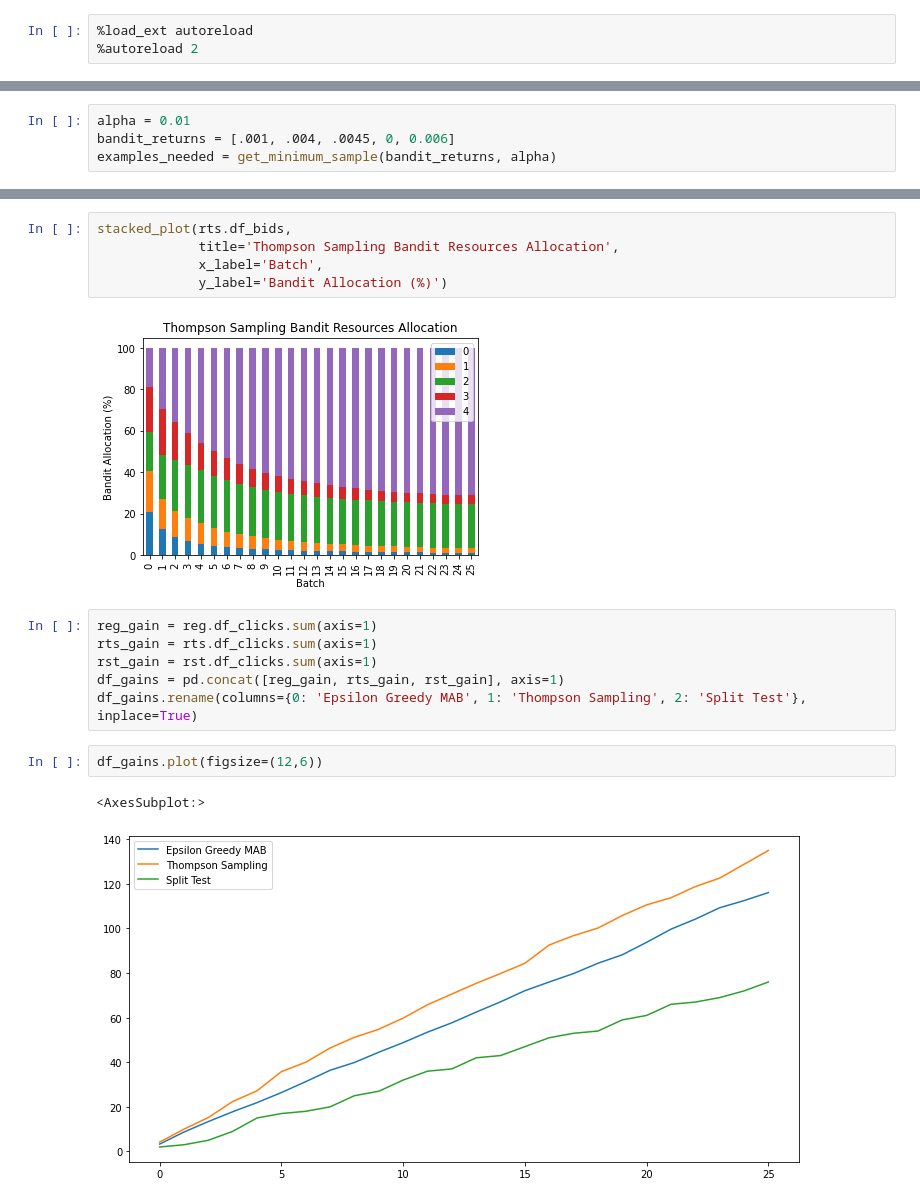
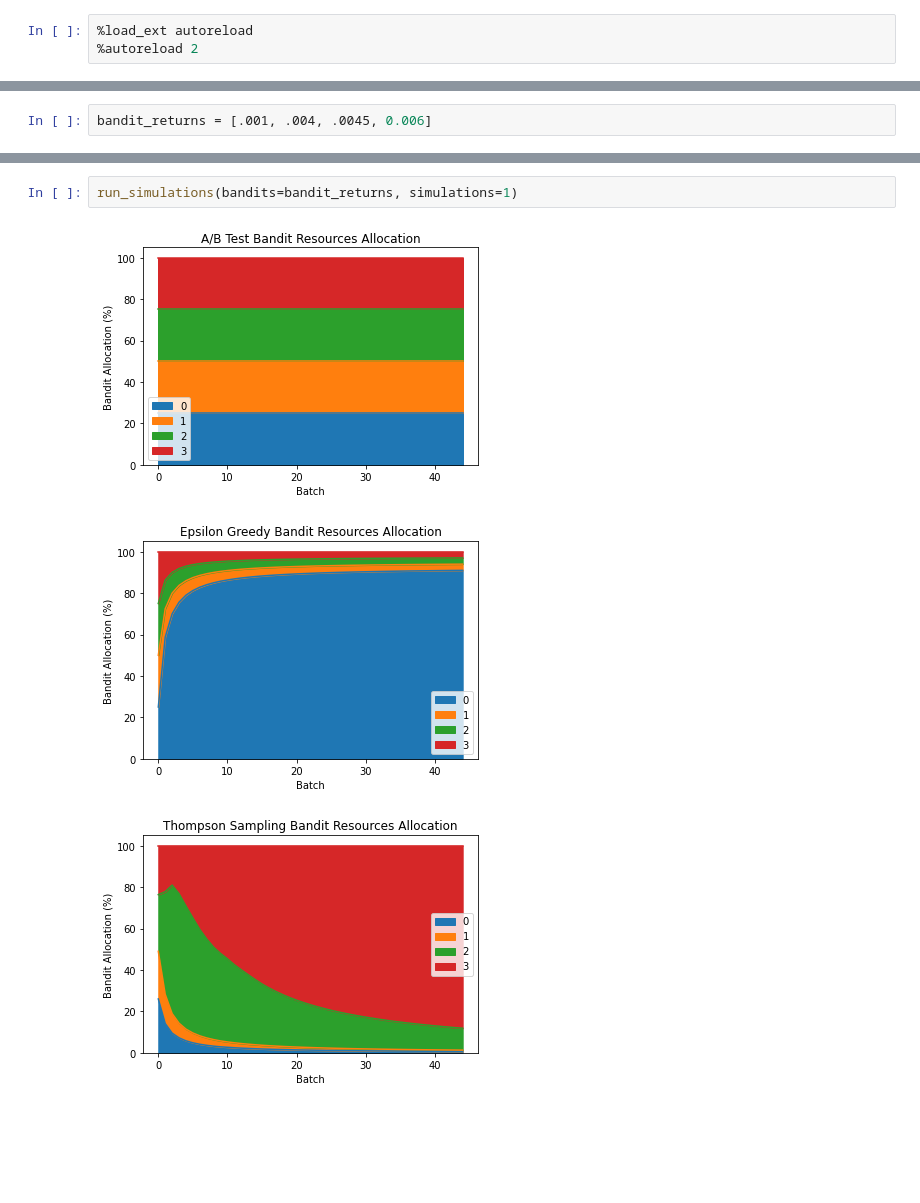
Before and after one commit to Zemanta/test-optimization-simulation, a Jupyter notebook: experiment.ipynb, the cells around one changed output, grey strips where cells are left out. Cells and saved outputs as stored; diff of their text form; blank space fills up the shorter version.

```diff
--- a/experiment.ipynb
+++ b/experiment.ipynb
@@ -13,4 +6,2 @@ from helpers import define_batches, get_minimum_sample
 # %%
-alpha = 0.01
-bandit_returns = [.001, .004, .0045, 0, 0.006]
-examples_needed = get_minimum_sample(bandit_returns, alpha)
+bandit_returns = [.001, .004, .0045, 0.006]
@@ -58,18 +8,6 @@ stacked_plot(reg.df_bids,
-# %%
-stacked_plot(rts.df_bids,
-             title='Thompson Sampling Bandit Resources Allocation',
-             x_label='Batch',
-             y_label='Bandit Allocation (%)')
-# %% [output]
-[figure, removed]
-# %%
-reg_gain = reg.df_clicks.sum(axis=1)
-rts_gain = rts.df_clicks.sum(axis=1)
-rst_gain = rst.df_clicks.sum(axis=1)
-df_gains = pd.concat([reg_gain, rts_gain, rst_gain], axis=1)
-df_gains.rename(columns={0: 'Epsilon Greedy MAB', 1: 'Thompson Sampling', 2: 'Split Test'}, inplace=True)
-# %%
-df_gains.plot(figsize=(12,6))
-# %% [output]
-<AxesSubplot:>
-[figure, removed]
+# %%
+run_simulations(bandits=bandit_returns, simulations=1)
+# %% [output]
+[figure, added]
+[figure, added]
+[figure, added]
```
Also changed, not shown: parts of 9 cells of this notebook, 3 other files.
